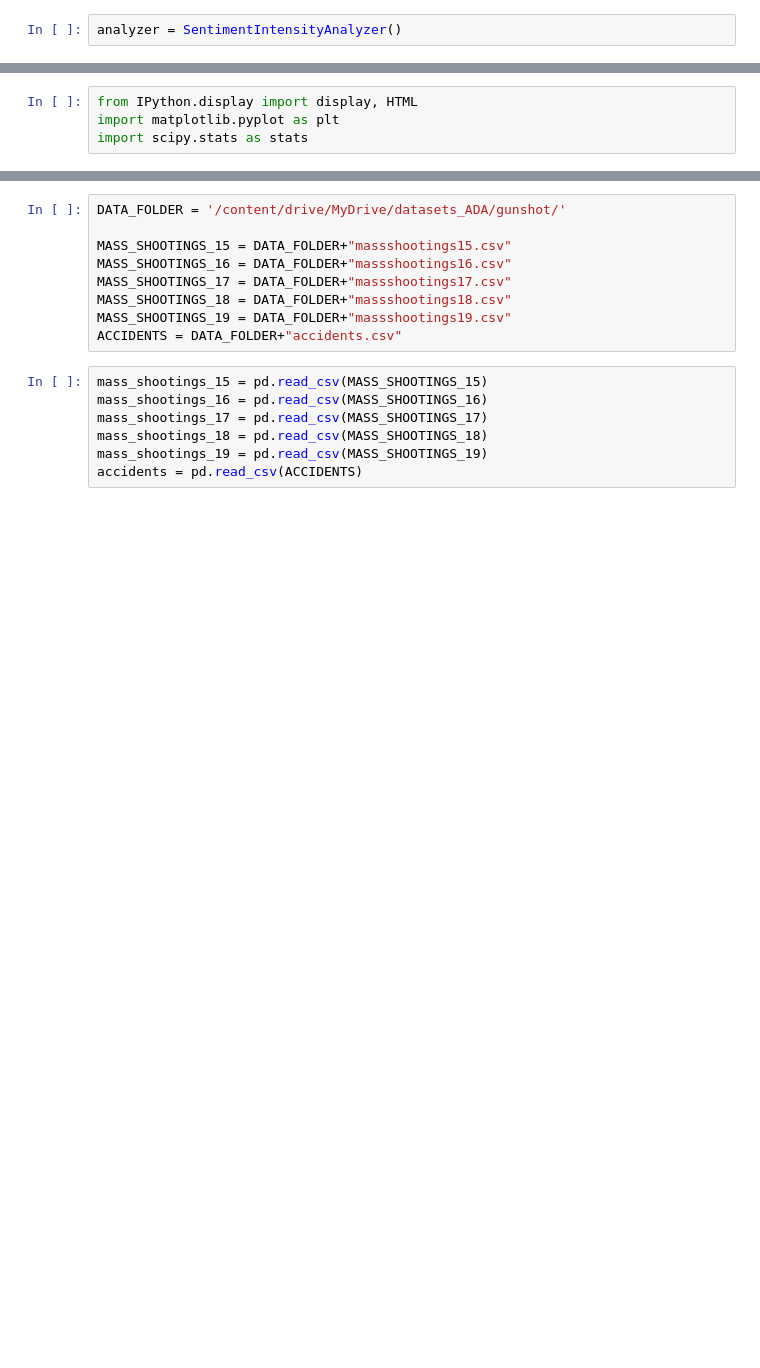
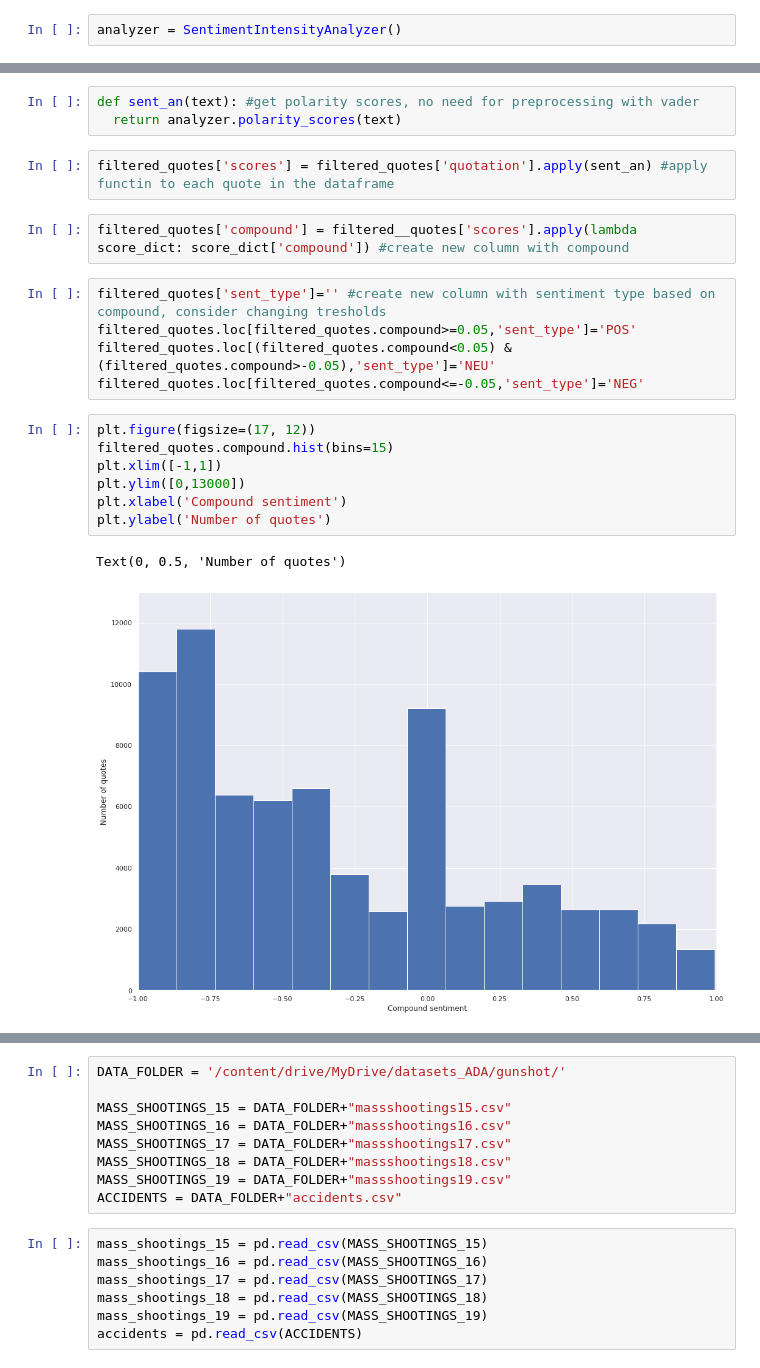
Before and after one commit to epfl-ada/ada-2021-project-lejt, a Jupyter notebook: project_ada.ipynb, the cells around one changed output, grey strips where cells are left out. Saved outputs shown, nothing was run; the diff lists cells and outputs as text; blank space fills up the shorter version.

Commit message:
Almost finalised
need integration from rest of the stuff from other notebooks. Final analysis part is stil a bit blurry

```diff
--- a/project_ada.ipynb
+++ b/project_ada.ipynb
@@ -748,4 +483,22 @@ new_df.head()'''
-# %%
-from IPython.display import display, HTML
-import matplotlib.pyplot as plt
-import scipy.stats as stats
+# %%
+def sent_an(text): #get polarity scores, no need for preprocessing with vader
+  return analyzer.polarity_scores(text)
+# %%
+filtered_quotes['scores'] = filtered_quotes['quotation'].apply(sent_an) #apply functin to each quote in the dataframe
+# %%
+filtered_quotes['compound'] = filtered__quotes['scores'].apply(lambda score_dict: score_dict['compound']) #create new column with compound
+# %%
+filtered_quotes['sent_type']='' #create new column with sentiment type based on compound, consider changing tresholds
+filtered_quotes.loc[filtered_quotes.compound>=0.05,'sent_type']='POS'
+filtered_quotes.loc[(filtered_quotes.compound<0.05) & (filtered_quotes.compound>-0.05),'sent_type']='NEU'
+filtered_quotes.loc[filtered_quotes.compound<=-0.05,'sent_type']='NEG'
+# %%
+plt.figure(figsize=(17, 12))
+filtered_quotes.compound.hist(bins=15)
+plt.xlim([-1,1])
+plt.ylim([0,13000])
+plt.xlabel('Compound sentiment')
+plt.ylabel('Number of quotes')
+# %% [output]
+Text(0, 0.5, 'Number of quotes')
+[figure, added]
```
Also changed, not shown: parts of 348 cells of this notebook.
